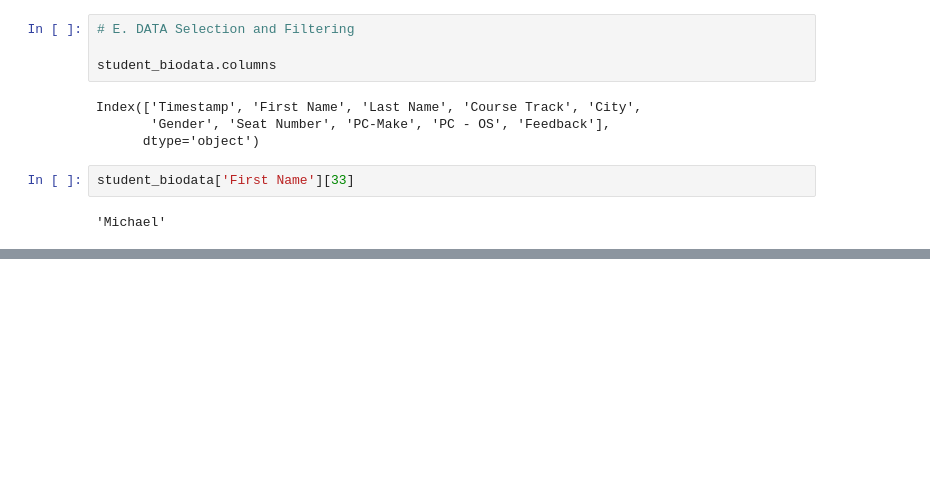
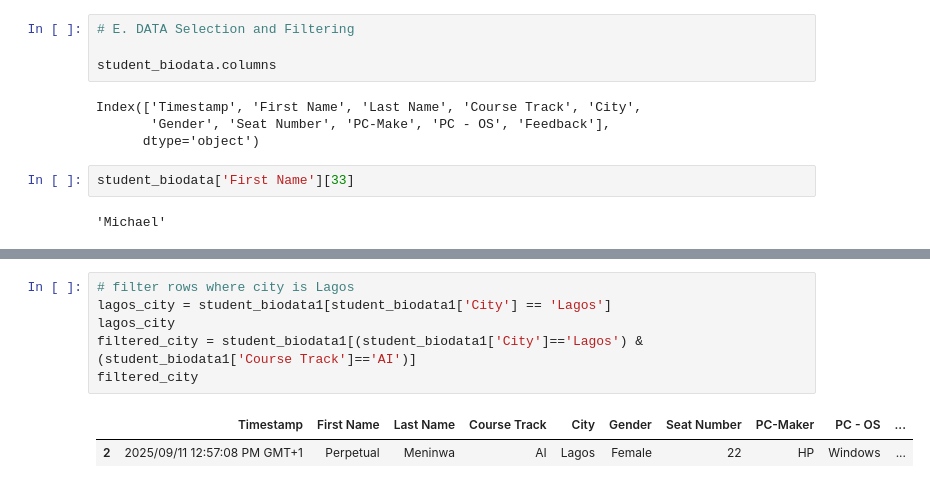
Before and after one commit to Osisami00/AI_Engr, a Jupyter notebook: Week_6/pandas_intro.ipynb, the cells around one changed output, grey strips where cells are left out. Drawn from its saved outputs; the diff is of its cells as text; blank space fills up the shorter version.

```diff
--- a/Week_6/pandas_intro.ipynb
+++ b/Week_6/pandas_intro.ipynb
@@ -268,0 +340,9 @@ student_biodata['First Name'][33]
+# %%
+# filter rows where city is Lagos
+lagos_city = student_biodata1[student_biodata1['City'] == 'Lagos']
+lagos_city
+filtered_city = student_biodata1[(student_biodata1['City']=='Lagos') & (student_biodata1['Course Track']=='AI')]
+filtered_city
+# %% [output]
+|  | Timestamp | First Name | Last Name | Course Track | City | Gender | Seat Number | PC-Maker | PC - OS | ... |
+| 2 | 2025/09/11 12:57:08 PM GMT+1 | Perpetual | Meninwa | AI | Lagos | Female | 22 | HP | Windows | ... |
```
Also changed, not shown: parts of 9 cells of this notebook.
